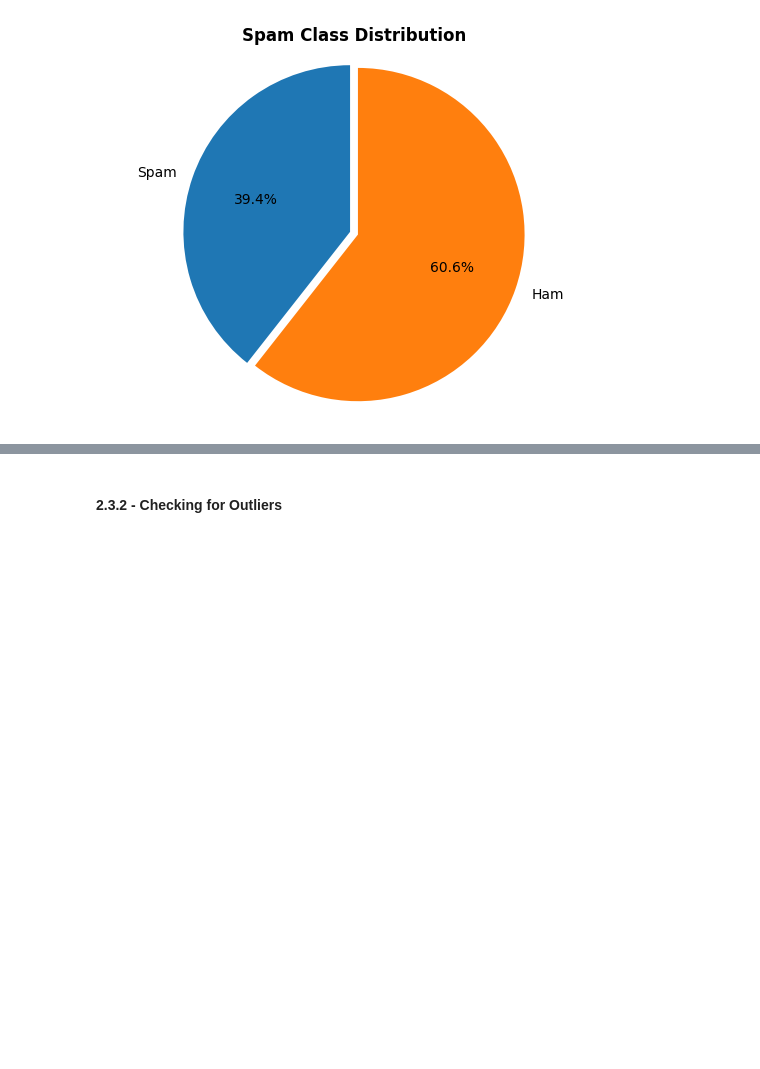
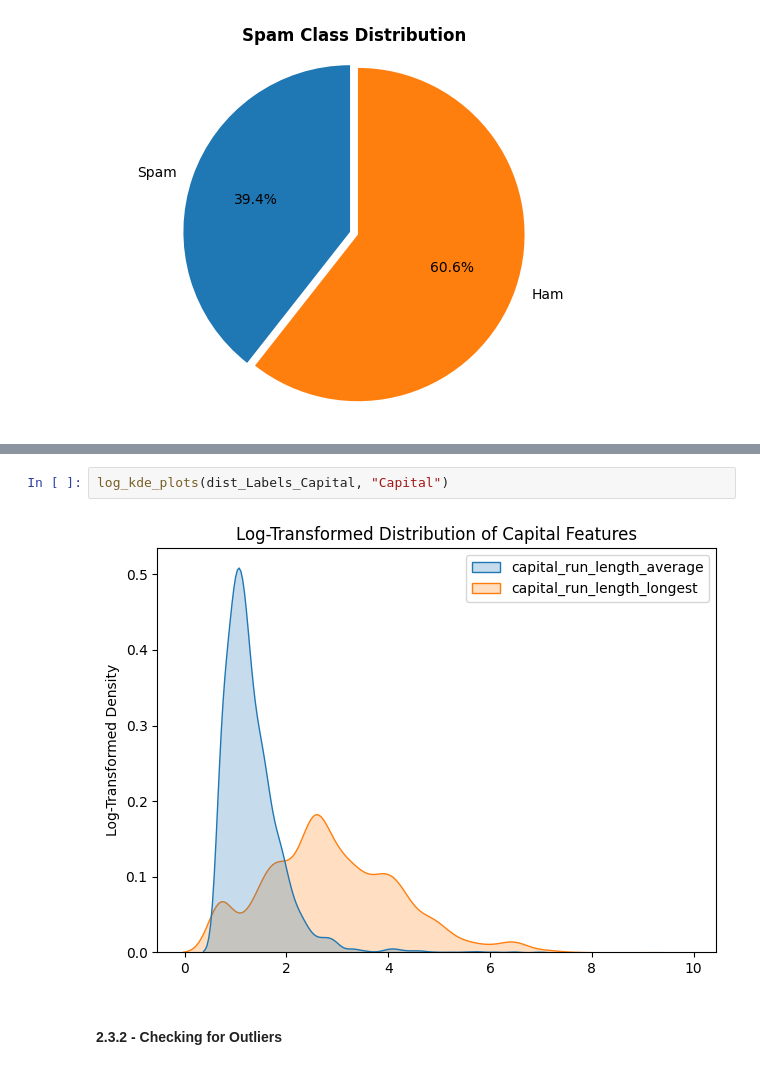
Before and after one commit to Chungj2000/Data-Analysis, a Jupyter notebook: Kaggle/Spambase/Workbook.ipynb, the cells around one changed output, grey strips where cells are left out. Cells and saved outputs as stored; diff of their text form; blank space fills up the shorter version.

```diff
--- a/Kaggle/Spambase/Workbook.ipynb
+++ b/Kaggle/Spambase/Workbook.ipynb
@@ -289,3 +313,7 @@ plt.show()
+# %%
+log_kde_plots(dist_Labels_Capital, "Capital")
+# %% [output]
+[figure, added]
 # %% [markdown]
 #### 2.3.2 - Checking for Outliers
 # %% [markdown]
```
Also changed, not shown: parts of 6 cells of this notebook.
